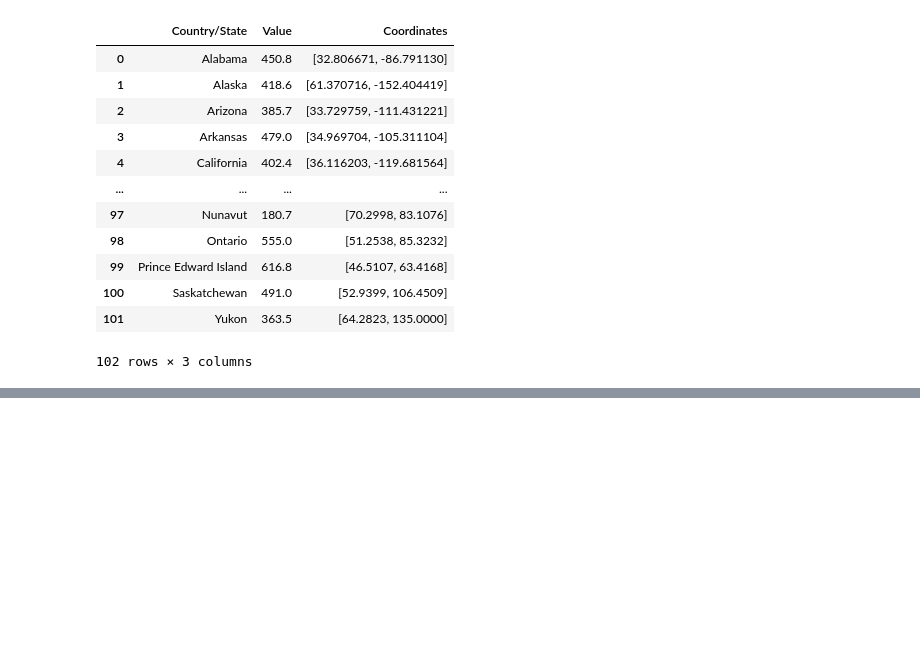
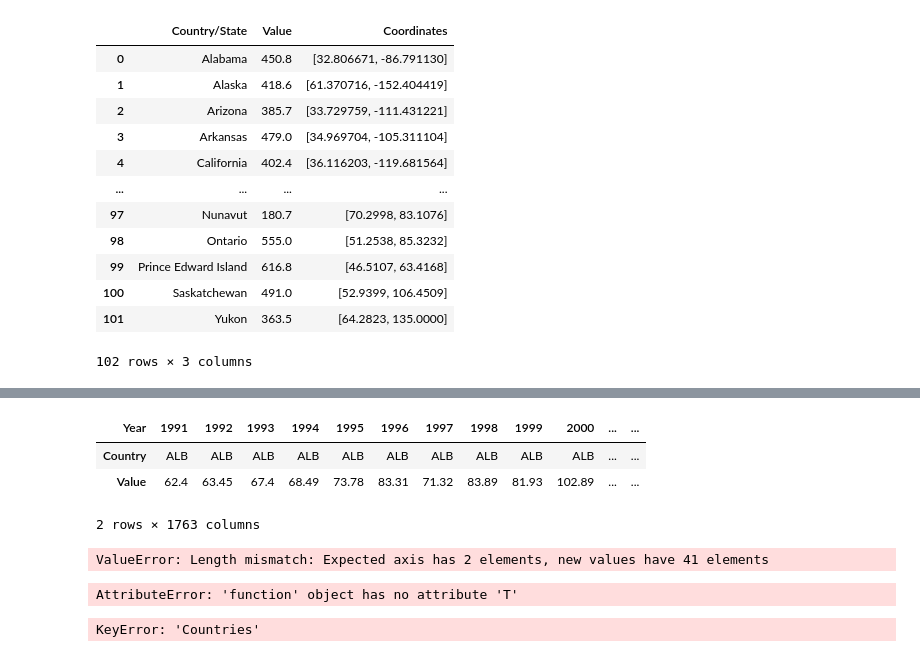
Before and after one commit to mjraines/Project-3, a Jupyter notebook: cancer_data.ipynb, the cells around one changed output, grey strips where cells are left out. Cells and saved outputs as stored; diff of their text form; code cells hidden in the pictures; blank space fills up the shorter version.

```diff
--- a/cancer_data.ipynb
+++ b/cancer_data.ipynb
@@ -275,0 +312,26 @@ final_data.to_csv('Out_data/final_data.csv')
+# %%
+en_cancer_df_4 = en_cancer_df_3.T
+
+en_cancer_df_4
+# %% [output]
+| Year | 1991 | 1992 | 1993 | 1994 | 1995 | 1996 | 1997 | 1998 | 1999 | 2000 | ... | ... |
+| Country | ALB | ALB | ALB | ALB | ALB | ALB | ALB | ALB | ALB | ALB | ... | ... |
+| Value | 62.4 | 63.45 | 67.4 | 68.49 | 73.78 | 83.31 | 71.32 | 83.89 | 81.93 | 102.89 | ... | ... |
+2 rows × 1763 columns
+# %%
+en_cancer_df_4.columns=(["1980", "1981", "1982", "1983", "1984", "1984", "1985", "1986", "1987", "1988", "1989", "1990", "1991", "1992", "1993", "1994", "1995", "1996", "1997", "1998", "1999", "2000", "2001", "2002", "2003", "2004", "2005", "2006", "2007", "2008", "2009", "2010", "2011", "2012", "2013", "2014", "2015", "2016", "2017", "2018", "2019"])
+en_cancer_df_4.set_index("Country")
+# %% [output]
+ValueError: Length mismatch: Expected axis has 2 elements, new values have 41 elements
+# %%
+en_cancer_df_5 = en_cancer_df_4.T
+
+
+en_cancer_df_5
+# %% [output]
+AttributeError: 'function' object has no attribute 'T'
+# %%
+en_cancer_group = en_cancer_df.groupby(["Countries"])
+en_cancer_group
+# %% [output]
+KeyError: 'Countries'
```
Also changed, not shown: parts of 2 cells of this notebook, 4 other files.
